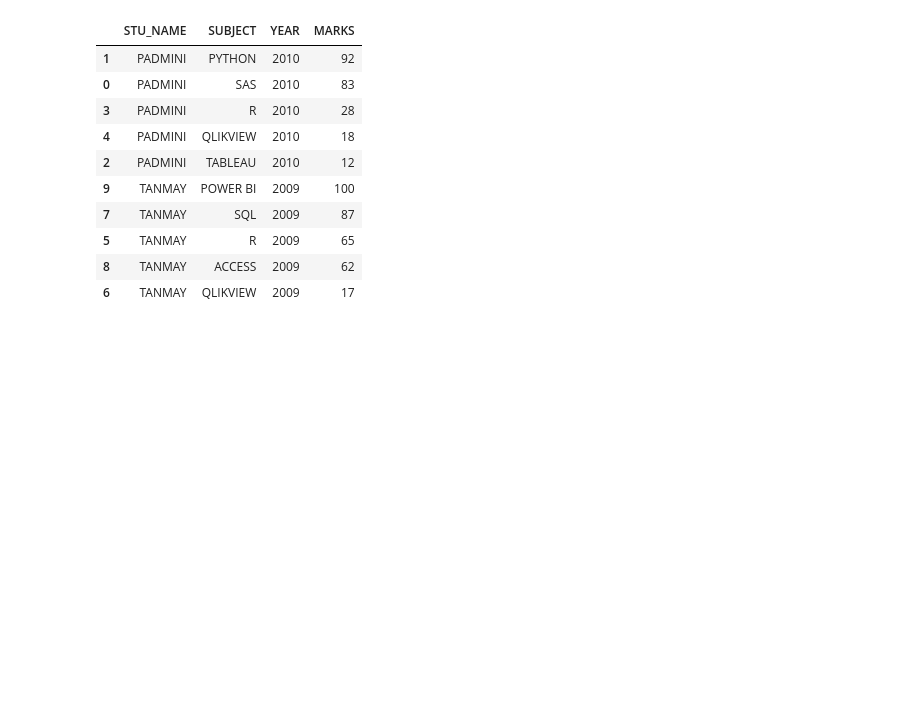
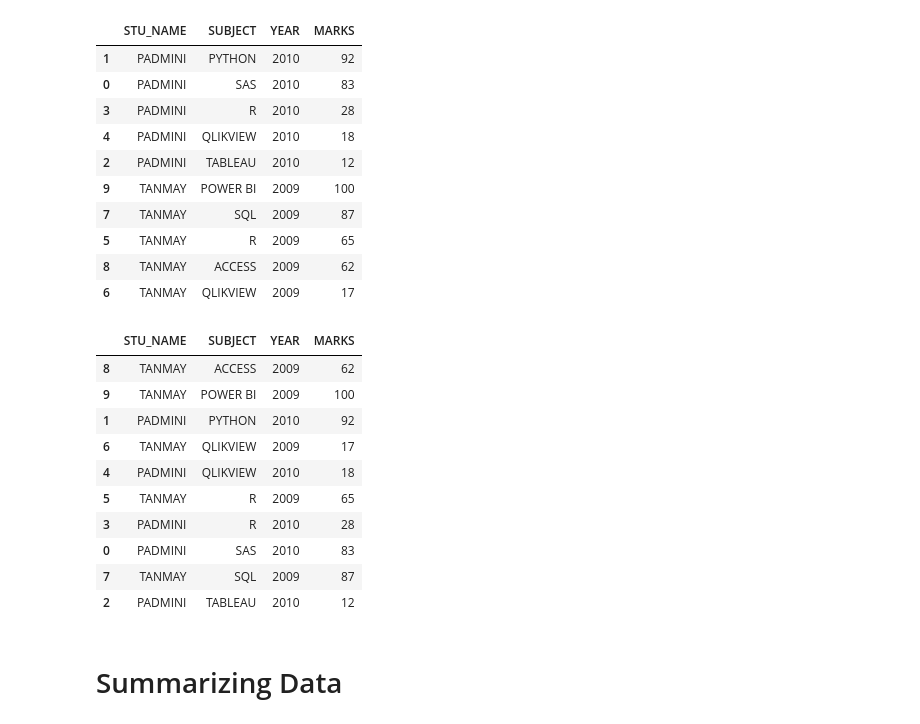
Before and after one commit to rramanswain2001/Python-code, a Jupyter notebook: data analysis with pandas.ipynb, the cells around one changed output. Drawn from its saved outputs; the diff is of its cells as text; code cells hidden in the pictures; blank space fills up the shorter version.

```diff
--- a/data analysis with pandas.ipynb
+++ b/data analysis with pandas.ipynb
@@ -1500,3 +1500,20 @@ stu_score_v1
 | 6 | TANMAY | QLIKVIEW | 2009 | 17 |
 # %%
 stu_score_v1.to_excel(r'C:\Users\rrama\OneDrive\Desktop\Python code\stu_score_v1.xlsx',index=False)
+# %%
+stu_score_v1=stu_score.sort_values(by=['SUBJECT','YEAR','MARKS'],ascending=[True,True,False])
+stu_score_v1
+# %% [output]
+|  | STU_NAME | SUBJECT | YEAR | MARKS |
+| 8 | TANMAY | ACCESS | 2009 | 62 |
+| 9 | TANMAY | POWER BI | 2009 | 100 |
+| 1 | PADMINI | PYTHON | 2010 | 92 |
+| 6 | TANMAY | QLIKVIEW | 2009 | 17 |
+| 4 | PADMINI | QLIKVIEW | 2010 | 18 |
+| 5 | TANMAY | R | 2009 | 65 |
+| 3 | PADMINI | R | 2010 | 28 |
+| 0 | PADMINI | SAS | 2010 | 83 |
+| 7 | TANMAY | SQL | 2009 | 87 |
+| 2 | PADMINI | TABLEAU | 2010 | 12 |
+# %% [markdown]
+# Summarizing Data
```
Also changed, not shown: parts of 4 cells of this notebook.
